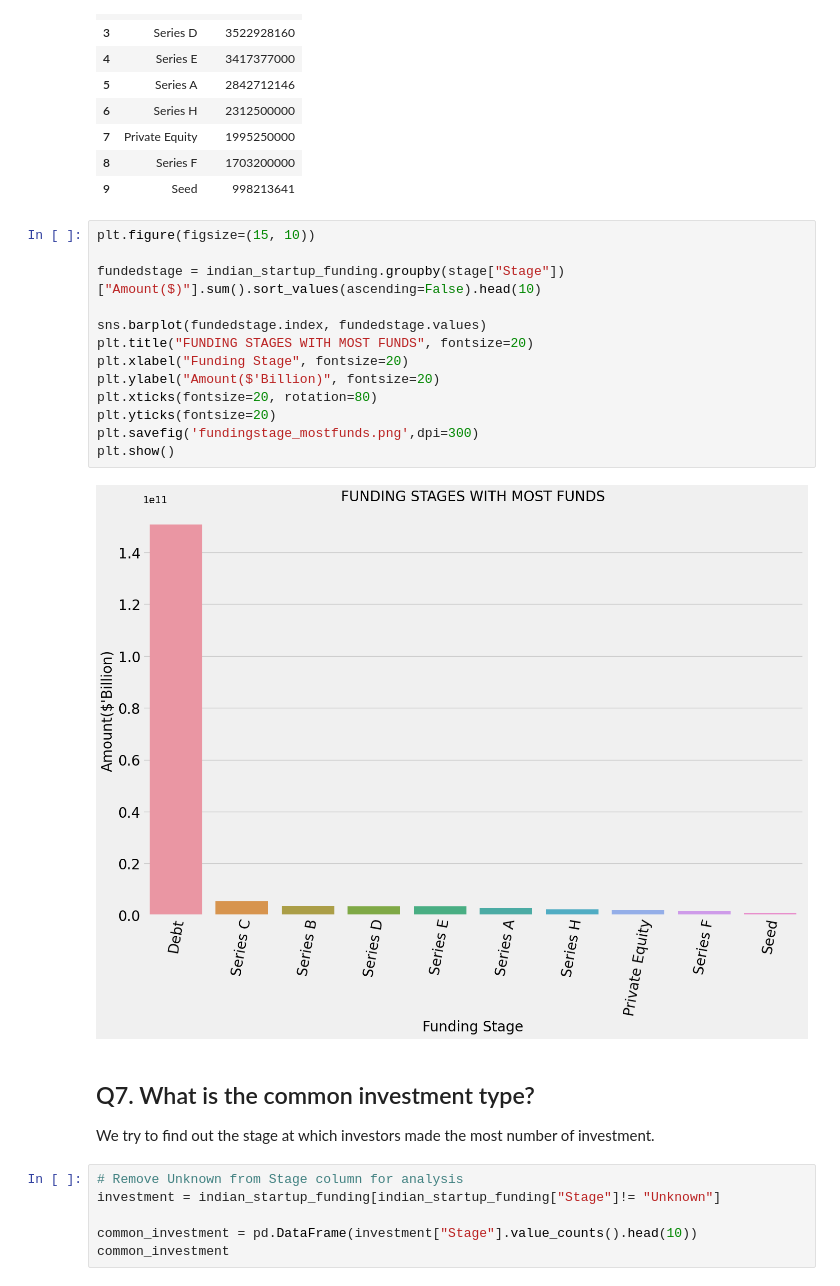
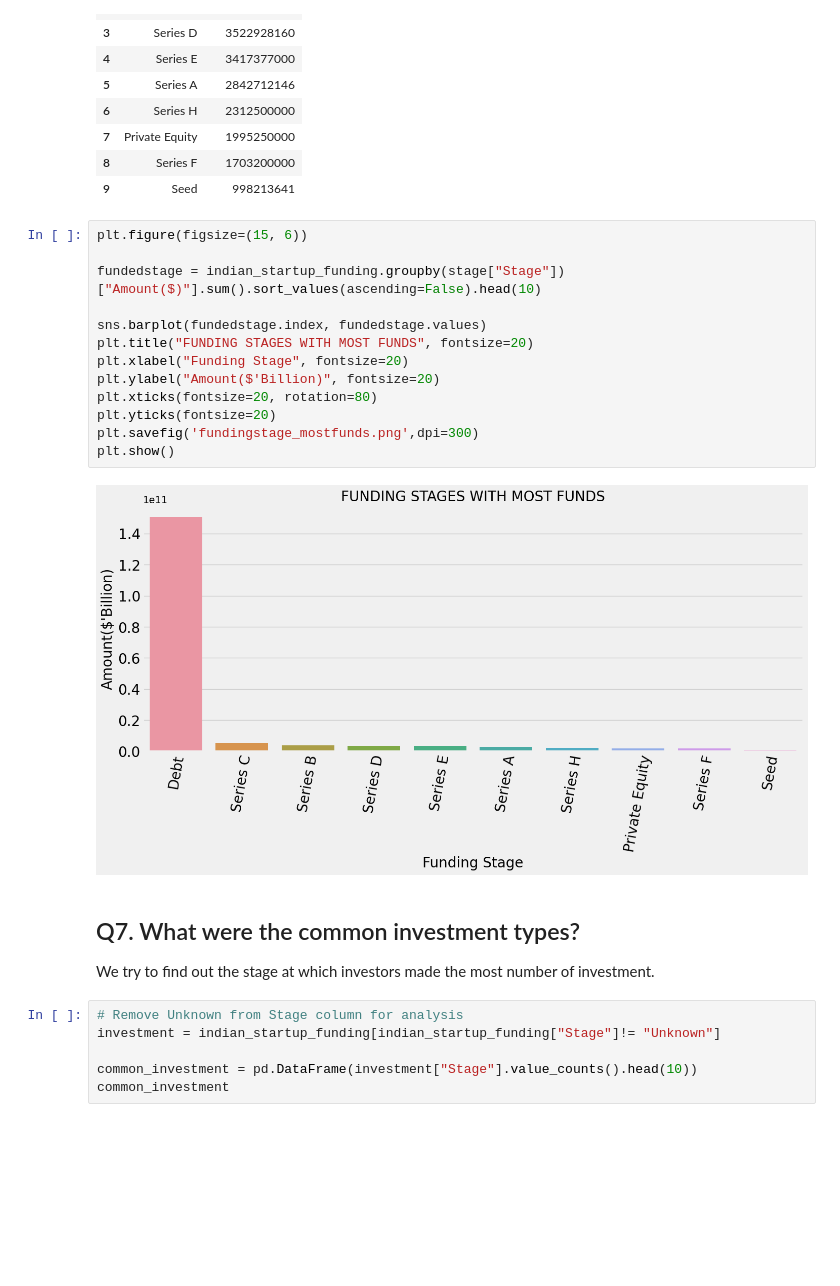
Before and after one commit to elvis-darko/Training-and-Apprenticeship-Portfolio-Projects, a Jupyter notebook: INDIAN-STARTUP-ECOSYSTEM-FUNDING/INDIAN START-UP ECOSYSTEM FUNDING - EXPLORATORY DATA ANALYSIS.ipynb, the cells around one changed output. Drawn from its saved outputs; the diff is of its cells as text; blank space fills up the shorter version.

```diff
--- a/INDIAN-STARTUP-ECOSYSTEM-FUNDING/INDIAN START-UP ECOSYSTEM FUNDING - EXPLORATORY DATA ANALYSIS.ipynb
+++ b/INDIAN-STARTUP-ECOSYSTEM-FUNDING/INDIAN START-UP ECOSYSTEM FUNDING - EXPLORATORY DATA ANALYSIS.ipynb
@@ -2253,22 +2256,22 @@ funded_stage
 | 8 | Series F | 1703200000 |
 | 9 | Seed | 998213641 |
 # %%
-plt.figure(figsize=(15, 10))
+plt.figure(figsize=(15, 6))
 
 fundedstage = indian_startup_funding.groupby(stage["Stage"])["Amount($)"].sum().sort_values(ascending=False).head(10)
 
 sns.barplot(fundedstage.index, fundedstage.values)
 plt.title("FUNDING STAGES WITH MOST FUNDS", fontsize=20)
 plt.xlabel("Funding Stage", fontsize=20)
 plt.ylabel("Amount($'Billion)", fontsize=20)
 plt.xticks(fontsize=20, rotation=80)
 plt.yticks(fontsize=20)
 plt.savefig('fundingstage_mostfunds.png',dpi=300)
 plt.show()
 # %% [output]
-[figure, old version]
+[figure, new version]
 # %% [markdown]
-## Q7. What is the common investment type?
+## Q7. What were the common investment types?
 We try to find out the stage at which investors made the most number of investment.
 # %%
 # Remove Unknown from Stage column for analysis
```
Also changed, not shown: parts of 17 cells of this notebook.
